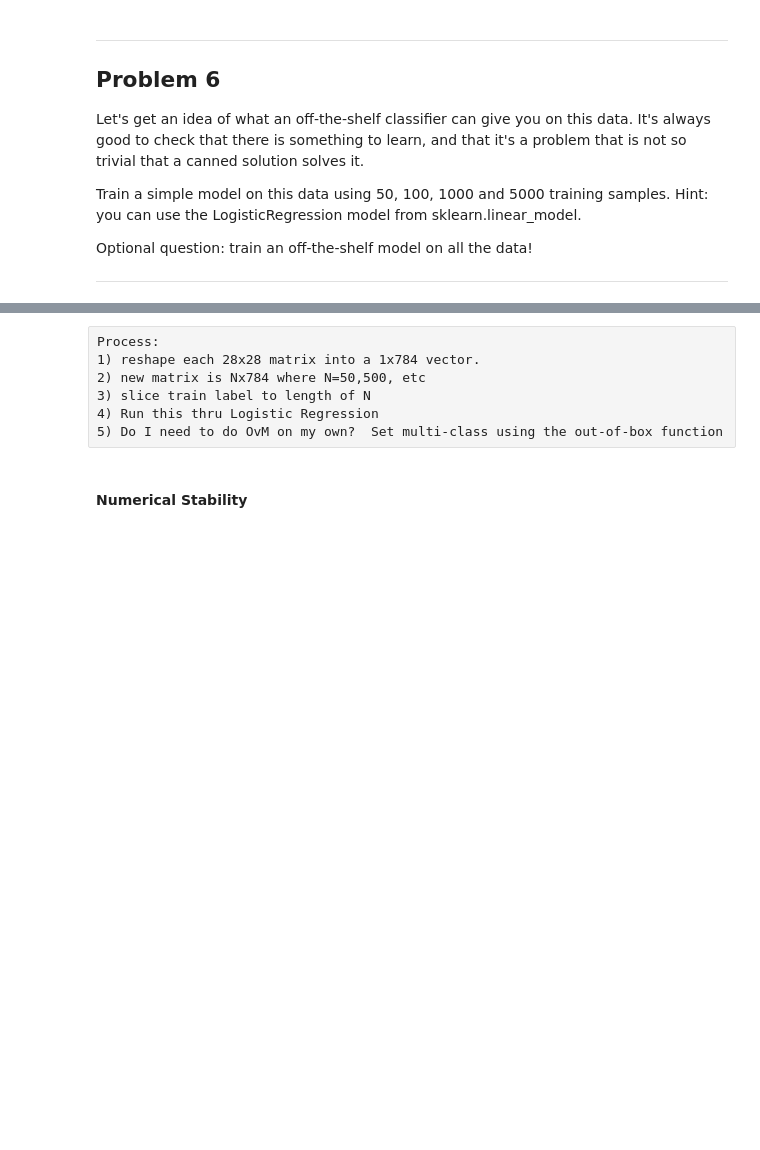
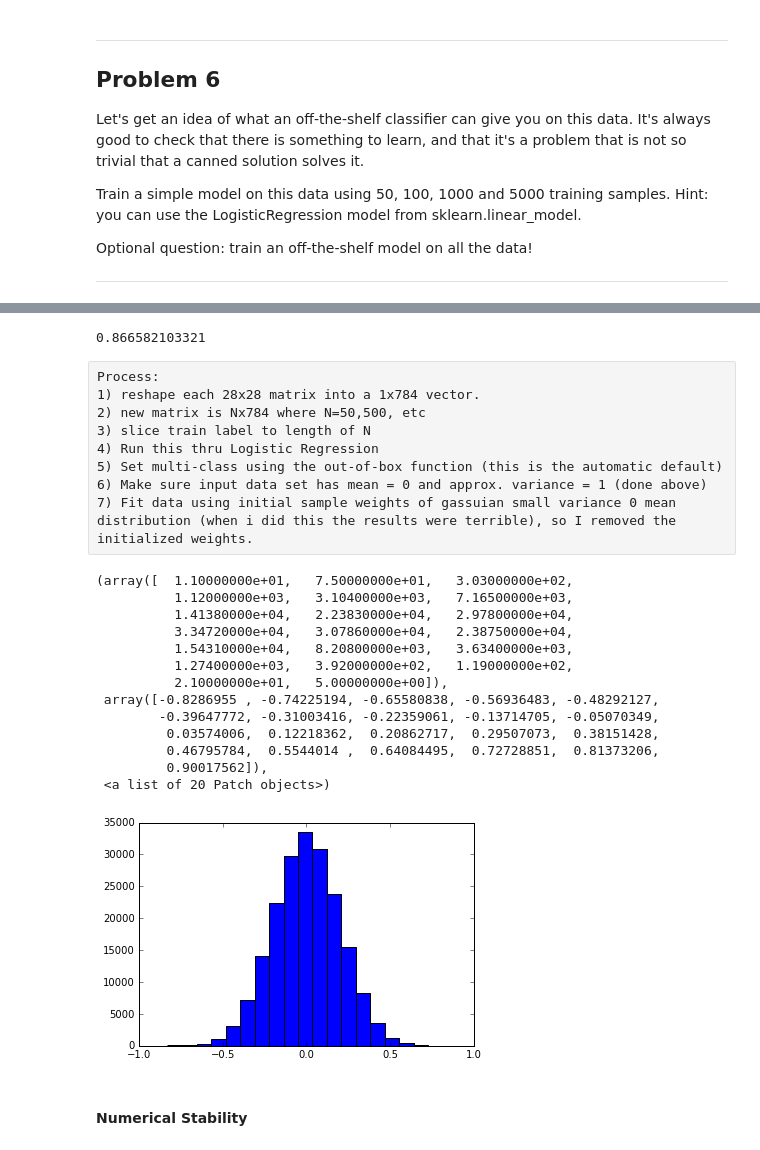
Before and after one commit to annahm/ga_hw, a Jupyter notebook: nn/1_annahm_mnist.ipynb, the cells around one changed output, grey strips where cells are left out. Cells and saved outputs as stored; diff of their text form; code cells hidden in the pictures; blank space fills up the shorter version.

```diff
--- a/nn/1_annahm_mnist.ipynb
+++ b/nn/1_annahm_mnist.ipynb
@@ -464,0 +369,14 @@ plt.imshow(test_dataset[3461,:,:])
+# %%
+plt.rcParams['figure.figsize'] = (6,5)
+plt.subplot(321)
+plt.imshow(valid_dataset[383,:,:])
+plt.subplot(322)
+plt.imshow(test_dataset[3461,:,:])
+plt.subplot(323)
+plt.imshow(train_dataset[108,:,:])
+plt.subplot(324)
+plt.imshow(test_dataset[5684,:,:])
+plt.subplot(325)
+plt.imshow(valid_dataset[129,:,:])
+plt.subplot(326)
+plt.imshow(train_dataset[195428,:,:])
@@ -587,10 +526,34 @@ time elapsed for 195296 samples: 1369.118676 seconds
+# %%
+print LR_train(n_samples, .0001, sanitized_train_ds, sanitized_train_lbl, sanitized_test_ds, sanitized_test_lbl)
+# %% [output]
+0.866582103321
 # %% [raw]
 Process:
 1) reshape each 28x28 matrix into a 1x784 vector.
 2) new matrix is Nx784 where N=50,500, etc
 3) slice train label to length of N
 4) Run this thru Logistic Regression
-5) Do I need to do OvM on my own?  Set multi-class using the out-of-box function
+5) Set multi-class using the out-of-box function (this is the automatic default)
+6) Make sure input data set has mean = 0 and approx. variance = 1 (done above)
+7) Fit data using initial sample weights of gassuian small variance 0 mean distribution (when i did this the results were terrible), so I removed the initialized weights.
+# %%
+plt.hist(np.random.normal(loc=0, scale=0.2, size=n_samples)
+, bins=20)
+# %% [output]
+(array([  1.10000000e+01,   7.50000000e+01,   3.03000000e+02,
+          1.12000000e+03,   3.10400000e+03,   7.16500000e+03,
+          1.41380000e+04,   2.23830000e+04,   2.97800000e+04,
+          3.34720000e+04,   3.07860000e+04,   2.38750000e+04,
+          1.54310000e+04,   8.20800000e+03,   3.63400000e+03,
+          1.27400000e+03,   3.92000000e+02,   1.19000000e+02,
+          2.10000000e+01,   5.00000000e+00]),
+ array([-0.8286955 , -0.74225194, -0.65580838, -0.56936483, -0.48292127,
+        -0.39647772, -0.31003416, -0.22359061, -0.13714705, -0.05070349,
+         0.03574006,  0.12218362,  0.20862717,  0.29507073,  0.38151428,
+         0.46795784,  0.5544014 ,  0.64084495,  0.72728851,  0.81373206,
+         0.90017562]),
+ <a list of 20 Patch objects>)
+[figure, added]
 # %% [markdown]
 #### Numerical Stability
 # %%
```
Also changed, not shown: parts of 33 cells of this notebook, 2 other files.
